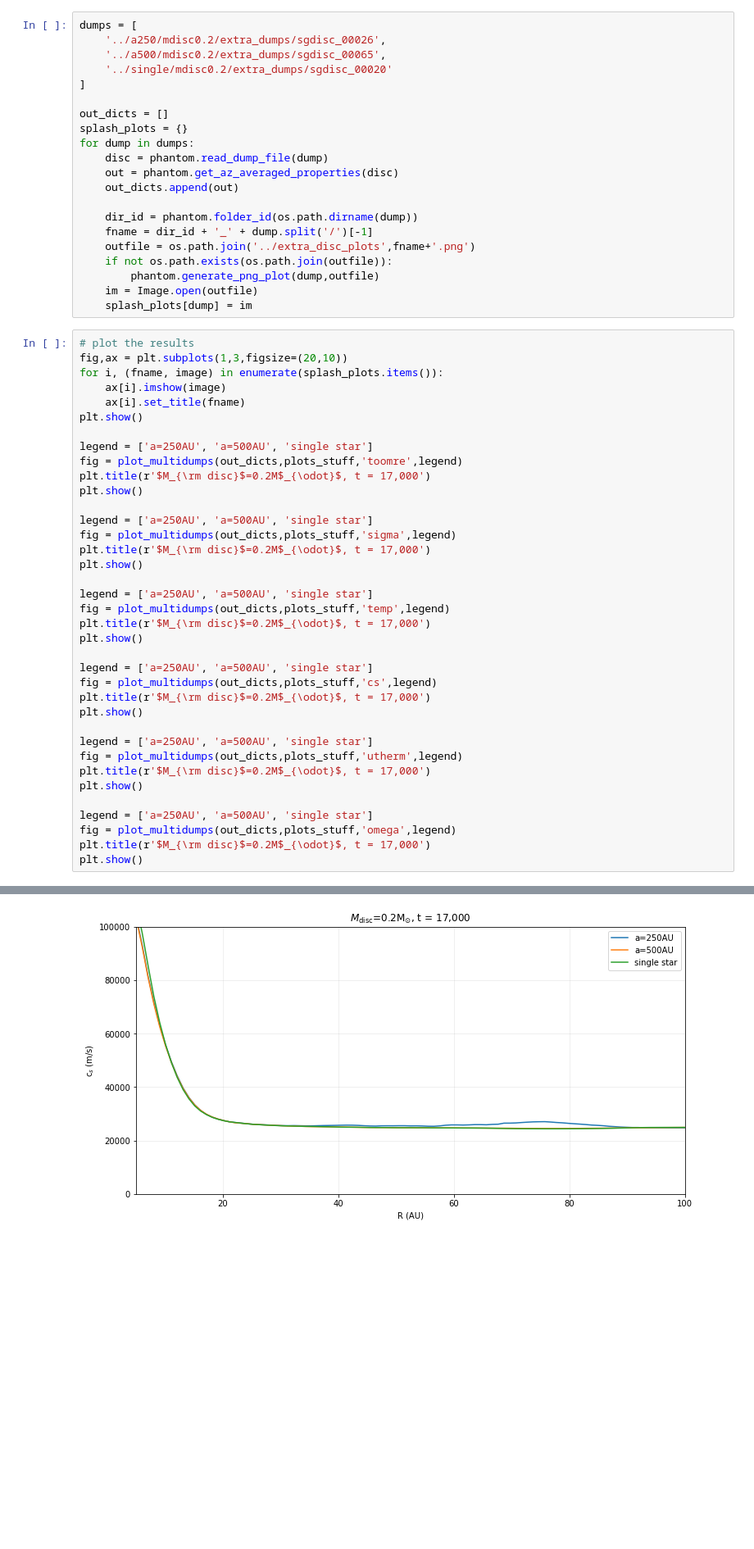
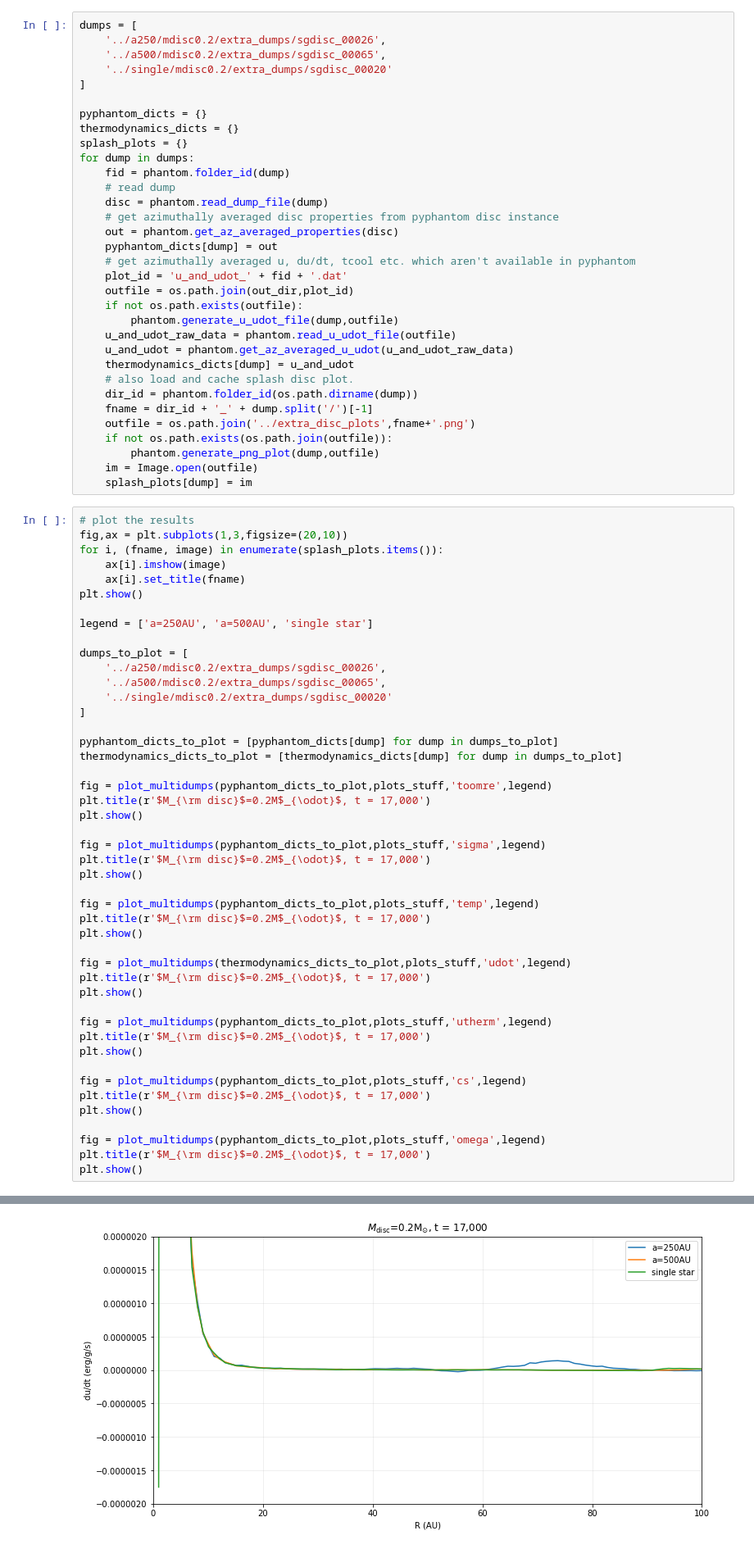
Before and after one commit to JC4DM4N/binarydiscs, a Jupyter notebook: notebooks/generate_1D_plots.ipynb, the cells around one changed output, grey strips where cells are left out. Shown at 82% size. Cells and saved outputs as stored; diff of their text form; blank space fills up the shorter version.

```diff
--- a/notebooks/generate_1D_plots.ipynb
+++ b/notebooks/generate_1D_plots.ipynb
@@ -102,13 +117,25 @@ dumps = [
     '../single/mdisc0.2/extra_dumps/sgdisc_00020'
 ]
 
-out_dicts = []
+pyphantom_dicts = {}
+thermodynamics_dicts = {}
 splash_plots = {}
 for dump in dumps:
+    fid = phantom.folder_id(dump)
+    # read dump
     disc = phantom.read_dump_file(dump)
+    # get azimuthally averaged disc properties from pyphantom disc instance
     out = phantom.get_az_averaged_properties(disc)
-    out_dicts.append(out)
-
+    pyphantom_dicts[dump] = out
+    # get azimuthally averaged u, du/dt, tcool etc. which aren't available in pyphantom
+    plot_id = 'u_and_udot_' + fid + '.dat'
+    outfile = os.path.join(out_dir,plot_id)
+    if not os.path.exists(outfile):
+        phantom.generate_u_udot_file(dump,outfile)
+    u_and_udot_raw_data = phantom.read_u_udot_file(outfile)
+    u_and_udot = phantom.get_az_averaged_u_udot(u_and_udot_raw_data)
+    thermodynamics_dicts[dump] = u_and_udot
+    # also load and cache splash disc plot.
     dir_id = phantom.folder_id(os.path.dirname(dump))
     fname = dir_id + '_' + dump.split('/')[-1]
     outfile = os.path.join('../extra_disc_plots',fname+'.png')
@@ -125,34 +152,43 @@ for i, (fname, image) in enumerate(splash_plots.items()):
 plt.show()
 
 legend = ['a=250AU', 'a=500AU', 'single star']
-fig = plot_multidumps(out_dicts,plots_stuff,'toomre',legend)
+
+dumps_to_plot = [
+    '../a250/mdisc0.2/extra_dumps/sgdisc_00026',
+    '../a500/mdisc0.2/extra_dumps/sgdisc_00065',
+    '../single/mdisc0.2/extra_dumps/sgdisc_00020'
+]
+
+pyphantom_dicts_to_plot = [pyphantom_dicts[dump] for dump in dumps_to_plot]
+thermodynamics_dicts_to_plot = [thermodynamics_dicts[dump] for dump in dumps_to_plot]
+
+fig = plot_multidumps(pyphantom_dicts_to_plot,plots_stuff,'toomre',legend)
 plt.title(r'$M_{\rm disc}$=0.2M$_{\odot}$, t = 17,000')
 plt.show()
 
-legend = ['a=250AU', 'a=500AU', 'single star']
-fig = plot_multidumps(out_dicts,plots_stuff,'sigma',legend)
+fig = plot_multidumps(pyphantom_dicts_to_plot,plots_stuff,'sigma',legend)
 plt.title(r'$M_{\rm disc}$=0.2M$_{\odot}$, t = 17,000')
 plt.show()
 
-legend = ['a=250AU', 'a=500AU', 'single star']
-fig = plot_multidumps(out_dicts,plots_stuff,'temp',legend)
+fig = plot_multidumps(pyphantom_dicts_to_plot,plots_stuff,'temp',legend)
 plt.title(r'$M_{\rm disc}$=0.2M$_{\odot}$, t = 17,000')
 plt.show()
 
-legend = ['a=250AU', 'a=500AU', 'single star']
-fig = plot_multidumps(out_dicts,plots_stuff,'cs',legend)
+fig = plot_multidumps(thermodynamics_dicts_to_plot,plots_stuff,'udot',legend)
 plt.title(r'$M_{\rm disc}$=0.2M$_{\odot}$, t = 17,000')
 plt.show()
 
-legend = ['a=250AU', 'a=500AU', 'single star']
-fig = plot_multidumps(out_dicts,plots_stuff,'utherm',legend)
+fig = plot_multidumps(pyphantom_dicts_to_plot,plots_stuff,'utherm',legend)
 plt.title(r'$M_{\rm disc}$=0.2M$_{\odot}$, t = 17,000')
 plt.show()
 
-legend = ['a=250AU', 'a=500AU', 'single star']
-fig = plot_multidumps(out_dicts,plots_stuff,'omega',legend)
+fig = plot_multidumps(pyphantom_dicts_to_plot,plots_stuff,'cs',legend)
 plt.title(r'$M_{\rm disc}$=0.2M$_{\odot}$, t = 17,000')
 plt.show()
+
+fig = plot_multidumps(pyphantom_dicts_to_plot,plots_stuff,'omega',legend)
+plt.title(r'$M_{\rm disc}$=0.2M$_{\odot}$, t = 17,000')
+plt.show()
 # %% [output]
 [figure]
 [figure]
@@ -161 +197 @@ plt.show()
-[figure, old version]
+[figure, new version]
```
Also changed, not shown: parts of 8 cells of this notebook.
